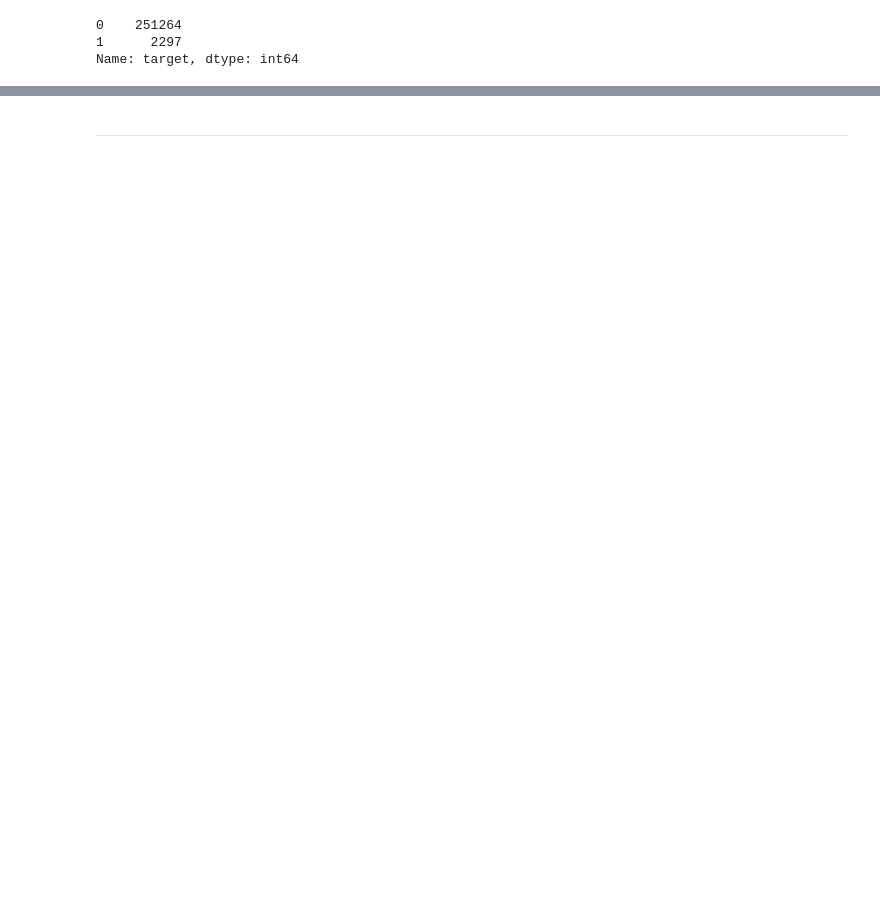
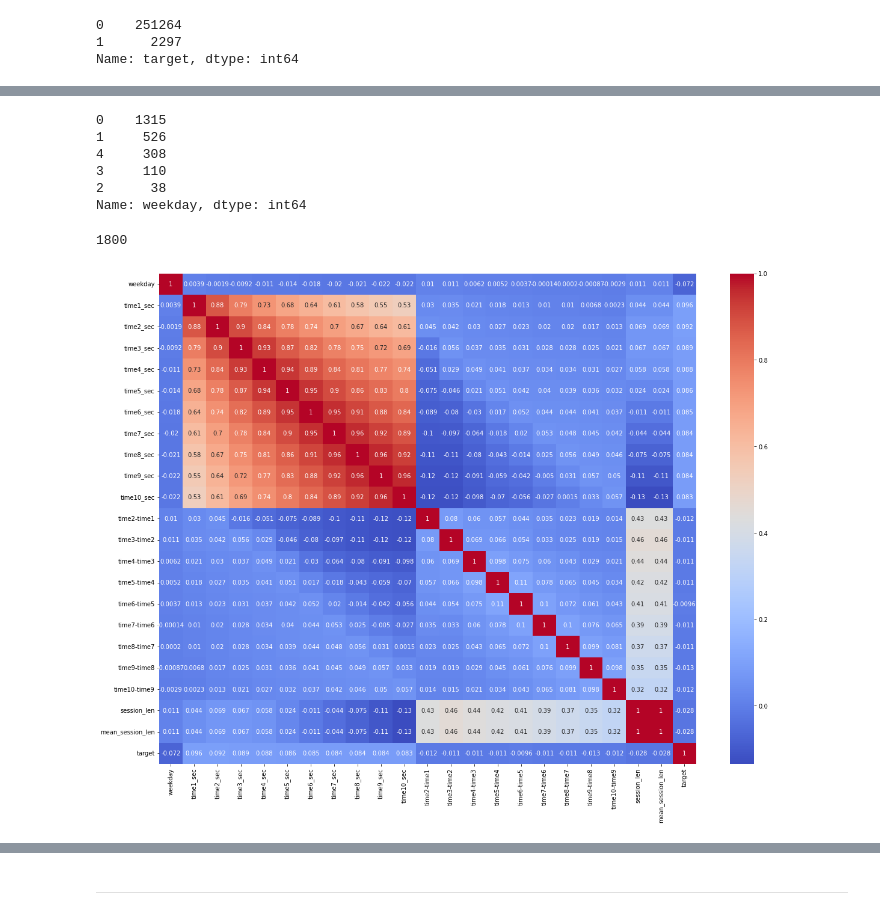
Before and after one commit to warshtayner/ODS_Alice, a Jupyter notebook: main.ipynb, the cells around one changed output, grey strips where cells are left out. Cells and saved outputs as stored; diff of their text form; code cells hidden in the pictures; blank space fills up the shorter version.

```diff
--- a/main.ipynb
+++ b/main.ipynb
@@ -27,10 +34,10 @@ PATH_TRAIN = 'data/train.csv'
 PATH_TASK = 'data/test.csv'
 TARGET_COL = 'target'
 # %%
-time = ['time' + str(i) for i in range(1, 11)]
+time_col = ['time' + str(i) for i in range(1, 11)]
 
-train = pd.read_csv(PATH_TRAIN, parse_dates=time, index_col='session_id')
-task = pd.read_csv(PATH_TASK, parse_dates=time, index_col='session_id')
+train = pd.read_csv(PATH_TRAIN, parse_dates=time_col, index_col='session_id')
+task = pd.read_csv(PATH_TASK, parse_dates=time_col, index_col='session_id')
 y_train_full = train[[TARGET_COL]]
 df = pd.concat([train.drop(TARGET_COL, axis=1), task], ignore_index=True)
 
@@ -77,0 +78,33 @@ TypeError: Cannot convert input [session_id
+# %%
+def start_in_seconds(x):
+    if type(x) != pd._libs.tslibs.nattype.NaTType:
+        return pd.to_timedelta(str(x.time())) // np.timedelta64(1, 's')
+    else:
+        return -1
+
+
+def feature_engineering(df, time_col):
+    df_time = df[time_col].copy()
+
+    print('Обработка: weekday')
+    df_time['weekday'] = df_time[time_col[0]].progress_apply(lambda x: x.weekday())
+
+    for col in time_col:
+        print('Обработка: ' + col)
+        df_time[col + '_sec'] = df_time[col].progress_apply(start_in_seconds)
+
+    print('Обработка: Разницы')
+    col_diff = []
+    for i in tqdm(range(len(time_col) - 1)):
+        df_time[time_col[i + 1]+'-'+time_col[i]] = (df[time_col[i + 1]] - df[time_col[i]]) // np.timedelta64(1, 's')
+        col_diff.append(time_col[i + 1]+'-'+time_col[i])
+    df_time[col_diff] = df_time[col_diff].fillna(0)
+
+    df_time['session_len'] = df_time[col_diff].sum(axis=1)
+    df_time['mean_session_len'] = df_time[col_diff].mean(axis=1)
+
+    df_time.drop(columns=time_col, axis=1, inplace=True)
+    df_time['target'] = df['target']
+    return df_time
+# %%
+df_time = feature_engineering(train, time_col)
@@ -77,0 +124,19 @@ TypeError: Cannot convert input [session_id
+# %%
+df_time[df_time['target'] == 1]['weekday'].value_counts()
+# %% [output]
+0    1315
+1     526
+4     308
+3     110
+2      38
+Name: weekday, dtype: int64
+# %%
+np.timedelta64(30, 'm') // np.timedelta64(1, 's')
+# %% [output]
+1800
+# %%
+plt.figure(figsize=[20,15])
+sns.heatmap(df_time.corr(), annot=True, cmap='coolwarm')
+plt.show()
+# %% [output]
+[figure, added]
```
Also changed, not shown: parts of 8 cells of this notebook.
